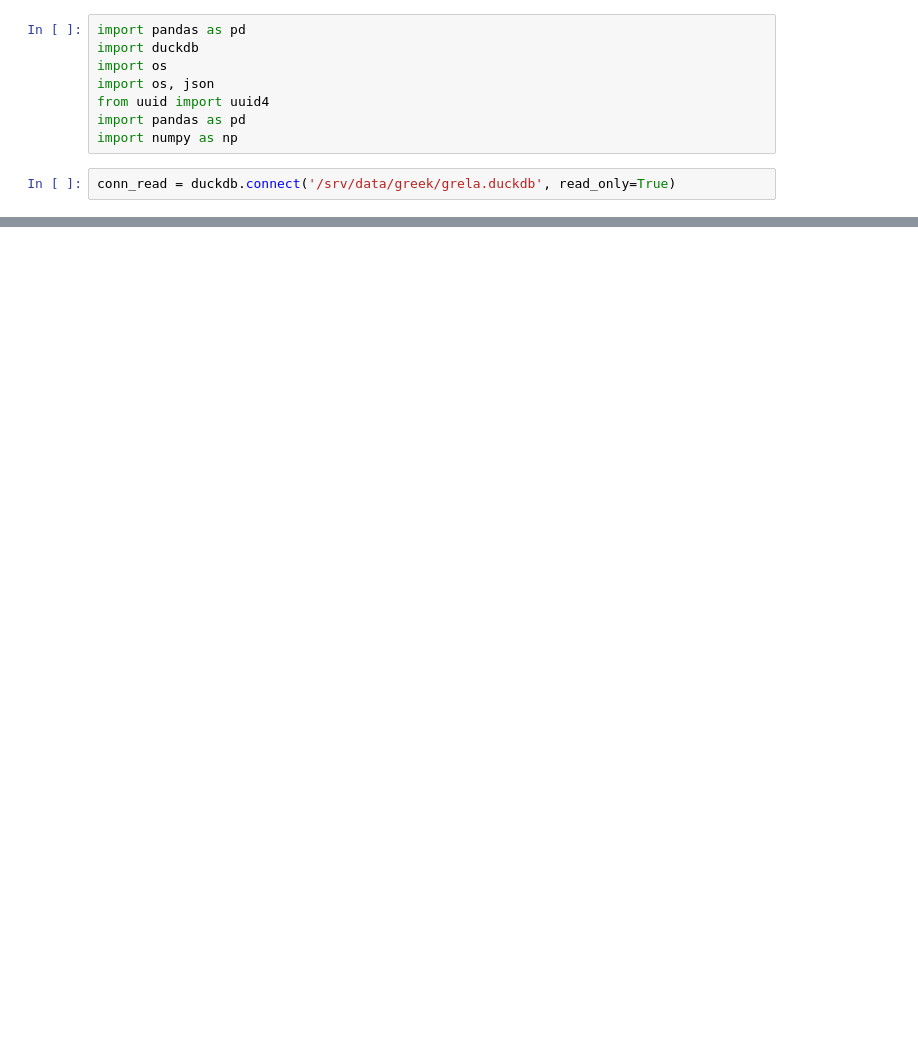
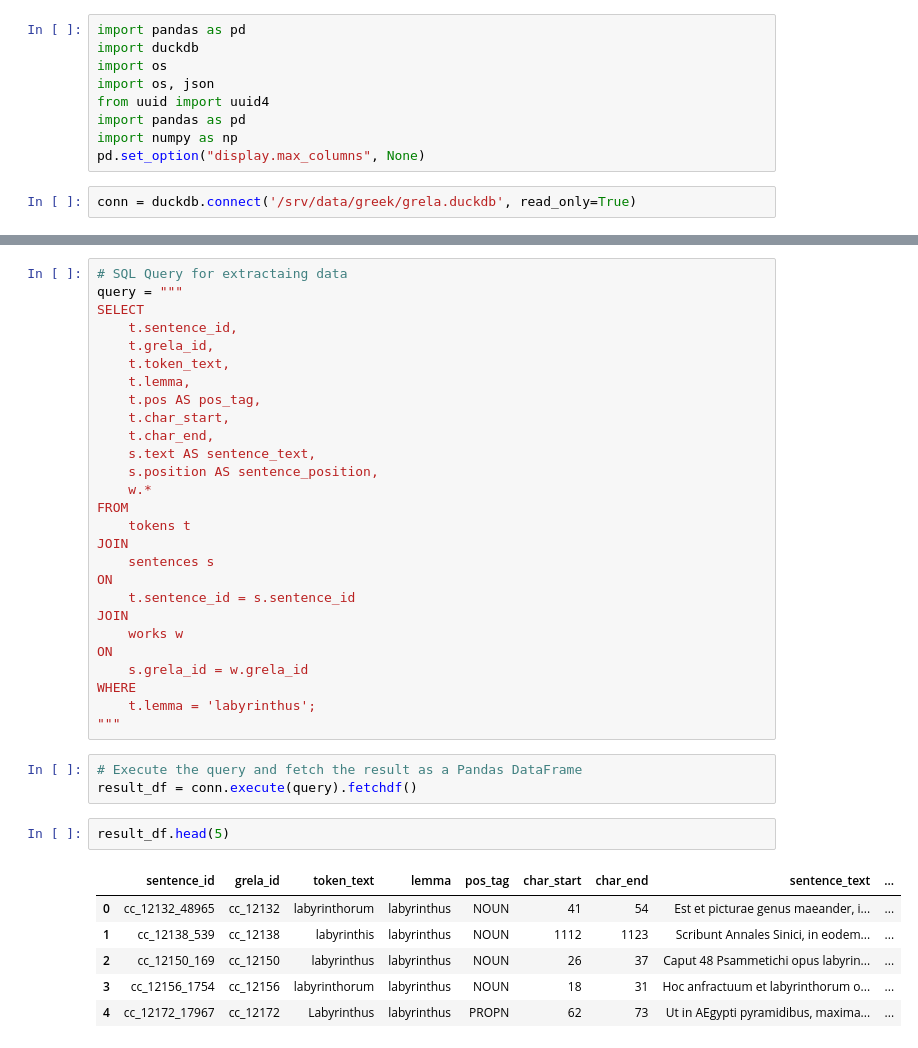
Before and after one commit to CCS-ZCU/GreLa, a Jupyter notebook: scripts/starting-with-grela.ipynb, the cells around one changed output, grey strips where cells are left out. Saved outputs shown, nothing was run; the diff lists cells and outputs as text; blank space fills up the shorter version.

```diff
--- a/scripts/starting-with-grela.ipynb
+++ b/scripts/starting-with-grela.ipynb
@@ -6,5 +6,6 @@ import os, json
 from uuid import uuid4
 import pandas as pd
 import numpy as np
+pd.set_option("display.max_columns", None)
 # %%
-conn_read = duckdb.connect('/srv/data/greek/grela.duckdb', read_only=True)
+conn = duckdb.connect('/srv/data/greek/grela.duckdb', read_only=True)
@@ -12,0 +47,39 @@ IOException: IO Error: Could not set lock on file "/srv/data/greek/grela.duckdb"
+# %%
+# SQL Query for extractaing data
+query = """
+SELECT
+    t.sentence_id,
+    t.grela_id,
+    t.token_text,
+    t.lemma,
+    t.pos AS pos_tag,
+    t.char_start,
+    t.char_end,
+    s.text AS sentence_text,
+    s.position AS sentence_position,
+    w.*
+FROM
+    tokens t
+JOIN
+    sentences s
+ON
+    t.sentence_id = s.sentence_id
+JOIN
+    works w
+ON
+    s.grela_id = w.grela_id
+WHERE
+    t.lemma = 'labyrinthus';
+"""
+# %%
+# Execute the query and fetch the result as a Pandas DataFrame
+result_df = conn.execute(query).fetchdf()
+# %%
+result_df.head(5)
+# %% [output]
+|  | sentence_id | grela_id | token_text | lemma | pos_tag | char_start | char_end | sentence_text | ... |
+| 0 | cc_12132_48965 | cc_12132 | labyrinthorum | labyrinthus | NOUN | 41 | 54 | Est et picturae genus maeander, i... | ... |
+| 1 | cc_12138_539 | cc_12138 | labyrinthis | labyrinthus | NOUN | 1112 | 1123 | Scribunt Annales Sinici, in eodem... | ... |
+| 2 | cc_12150_169 | cc_12150 | labyrinthus | labyrinthus | NOUN | 26 | 37 | Caput 48 Psammetichi opus labyrin... | ... |
+| 3 | cc_12156_1754 | cc_12156 | labyrinthorum | labyrinthus | NOUN | 18 | 31 | Hoc anfractuum et labyrinthorum o... | ... |
+| 4 | cc_12172_17967 | cc_12172 | Labyrinthus | labyrinthus | PROPN | 62 | 73 | Ut in AEgypti pyramidibus, maxima... | ... |
```
Also changed, not shown: parts of 4 cells of this notebook, 2 other files.
